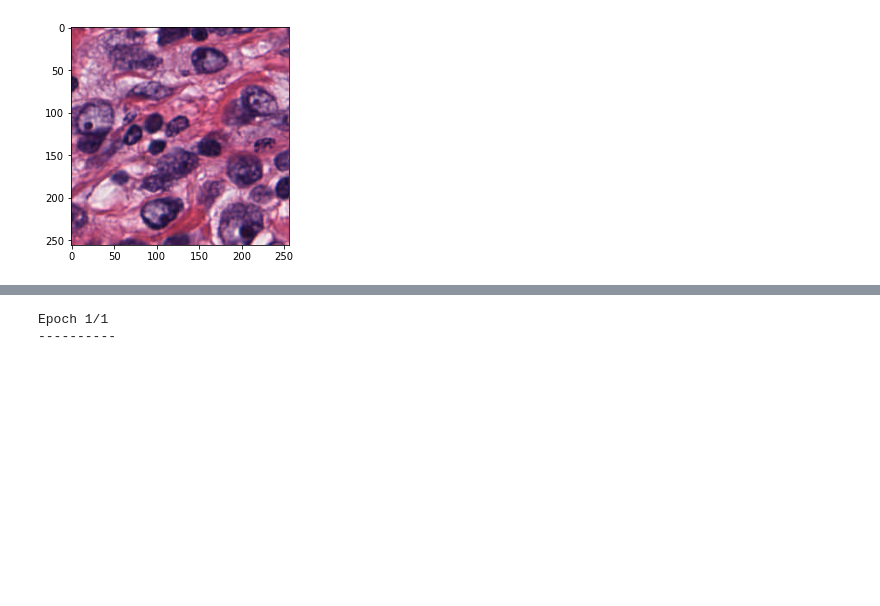
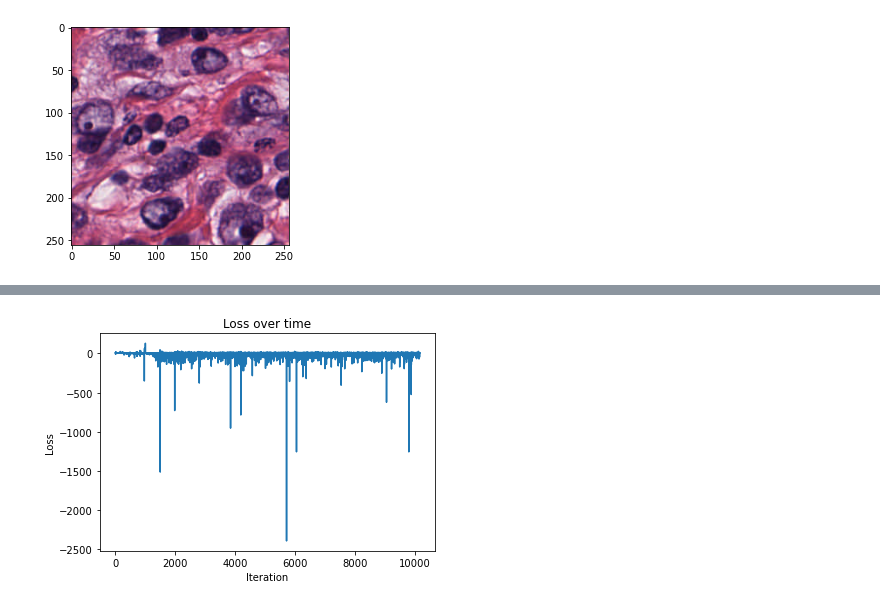
Before and after one commit to CeliaGjt/Project3_cv, a Jupyter notebook: resnettrain.ipynb, the cells around one changed output, grey strips where cells are left out. Saved outputs shown, nothing was run; the diff lists cells and outputs as text; code cells hidden in the pictures; blank space fills up the shorter version.

```diff
--- a/resnettrain.ipynb
+++ b/resnettrain.ipynb
@@ -169,0 +163,16 @@ Downloading: "https://download.pytorch.org/models/maskrcnn_resnet50_fpn_coco-bf2
+# %%
+model = get_model_instance_segmentation(6)
+model.to(device)
+
+params = [p for p in model.parameters() if p.requires_grad]
+optimizer = torch.optim.SGD(params, lr=0.005,
+                                momentum=0.9, weight_decay=0.0005)
+lr_scheduler = torch.optim.lr_scheduler.StepLR(optimizer,
+                                                   step_size=1,
+                                                   gamma=0.1)
+
+# Define a list to store the loss values
+loss_values = []
+
+# Store the learning rates in a list
+lr_values = []
@@ -217,7 +254,11 @@ mrcnn.visualize.display_instances(img_tr.astype(int), display_boxes.astype(int),
-# %%
-model_trained = train_model(model, optimizer, num_epochs=1)
-# %% [output]
-Epoch 1/1
-----------
 # %%
 torch.save(model_trained, "myModel.pth")
+# %%
+# Plot the loss values
+plt.plot(loss_values)
+plt.xlabel("Iteration")
+plt.ylabel("Loss")
+plt.title("Loss over time")
+plt.show()
+# %% [output]
+[figure, added]
```
Also changed, not shown: parts of 10 cells of this notebook, 2 other files.
